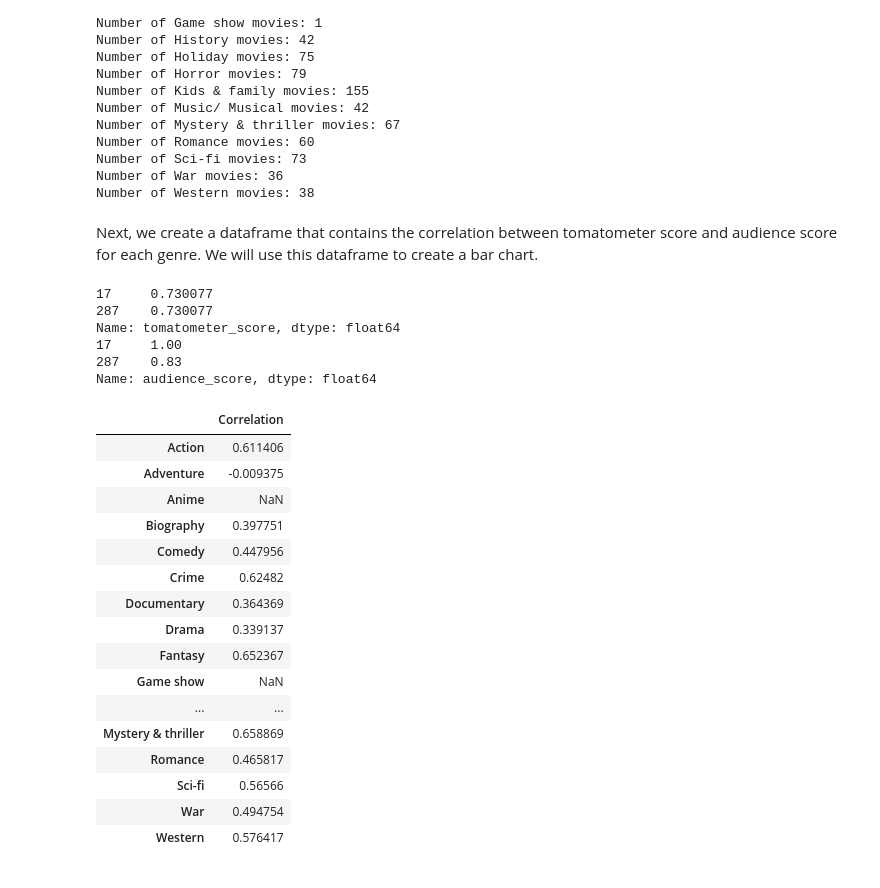
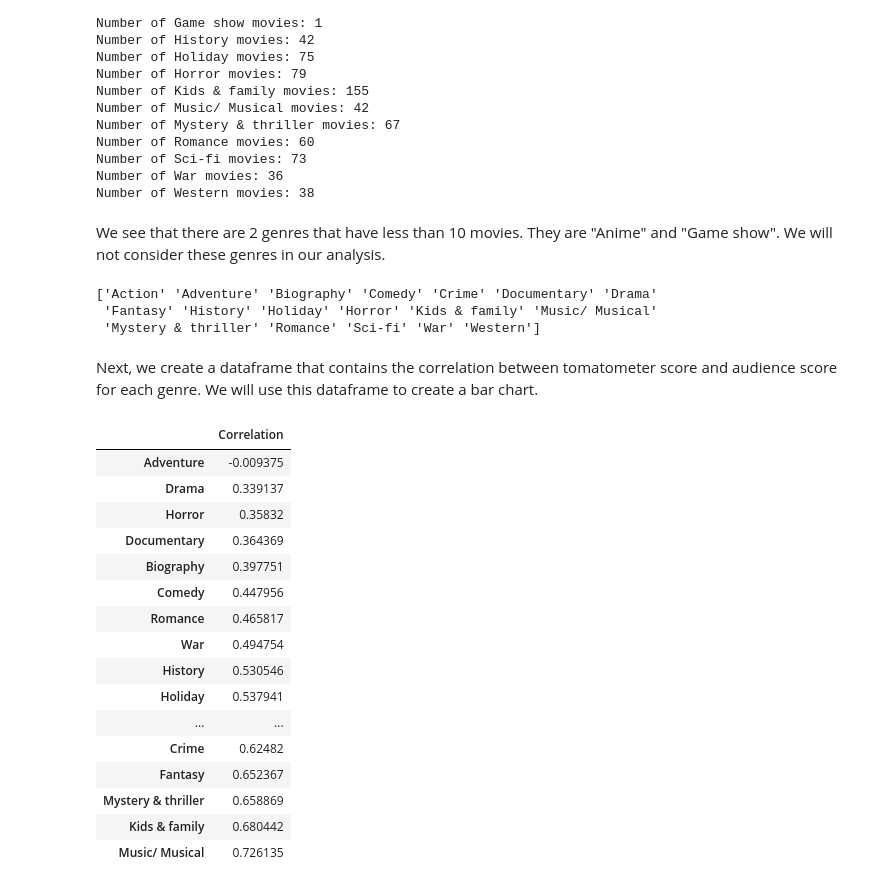
Before and after one commit to Khoa-Nguyen-Kevin/-hcmus_nmkhdl-Movie-Ratings-Analysis, a Jupyter notebook: src/notebooks/3.0-EDA.ipynb, the cells around one changed output. Saved outputs shown, nothing was run; the diff lists cells and outputs as text; code cells hidden in the pictures.

```diff
--- a/src/notebooks/3.0-EDA.ipynb
+++ b/src/notebooks/3.0-EDA.ipynb
@@ -104,38 +105,38 @@ Number of Romance movies: 60
 Number of Sci-fi movies: 73
 Number of War movies: 36
 Number of Western movies: 38
+# %% [markdown]
+We see that there are 2 genres that have less than 10 movies. They are "Anime" and "Game show". We will not consider these genres in our analysis.
+# %%
+genres = np.delete(genres, np.where((genres == "Anime") | (genres == "Game show")))
+print(genres)
+# %% [output]
+['Action' 'Adventure' 'Biography' 'Comedy' 'Crime' 'Documentary' 'Drama'
+ 'Fantasy' 'History' 'Holiday' 'Horror' 'Kids & family' 'Music/ Musical'
+ 'Mystery & thriller' 'Romance' 'Sci-fi' 'War' 'Western']
 # %% [markdown]
 Next, we create a dataframe that contains the correlation between tomatometer score and audience score for each genre. We will use this dataframe to create a bar chart.
 # %%
 df_genre = pd.DataFrame(columns=['Correlation'], index=genres)
-
 for genre in genres:
     df_genre.loc[genre] = df[df['genre'] == genre]['tomatometer_score'].corr(df[df['genre'] == genre]['audience_score'])
-    if genre == 'Anime':
-        print(df[df['genre'] == genre]['tomatometer_score'])
-        print(df[df['genre'] == genre]['audience_score'])
+df_genre.sort_values(by=['Correlation'], inplace=True)
 df_genre
 # %% [output]
-17     0.730077
-287    0.730077
-Name: tomatometer_score, dtype: float64
-17     1.00
-287    0.83
-Name: audience_score, dtype: float64
 |  | Correlation |
-| Action | 0.611406 |
 | Adventure | -0.009375 |
-| Anime | NaN |
+| Drama | 0.339137 |
+| Horror | 0.35832 |
+| Documentary | 0.364369 |
 | Biography | 0.397751 |
 | Comedy | 0.447956 |
+| Romance | 0.465817 |
+| War | 0.494754 |
+| History | 0.530546 |
+| Holiday | 0.537941 |
+| ... | ... |
 | Crime | 0.62482 |
-| Documentary | 0.364369 |
-| Drama | 0.339137 |
 | Fantasy | 0.652367 |
-| Game show | NaN |
-| ... | ... |
 | Mystery & thriller | 0.658869 |
-| Romance | 0.465817 |
-| Sci-fi | 0.56566 |
-| War | 0.494754 |
-| Western | 0.576417 |
+| Kids & family | 0.680442 |
+| Music/ Musical | 0.726135 |
```
Also changed, not shown: parts of 4 cells of this notebook.
